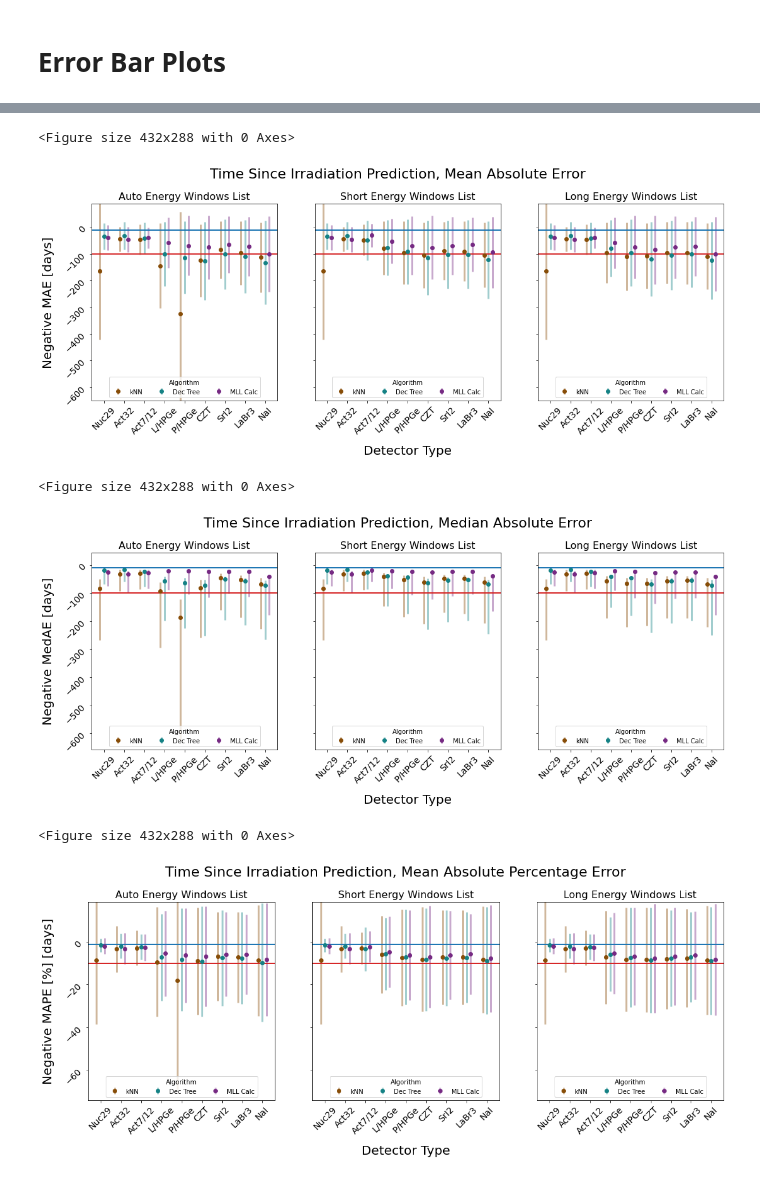
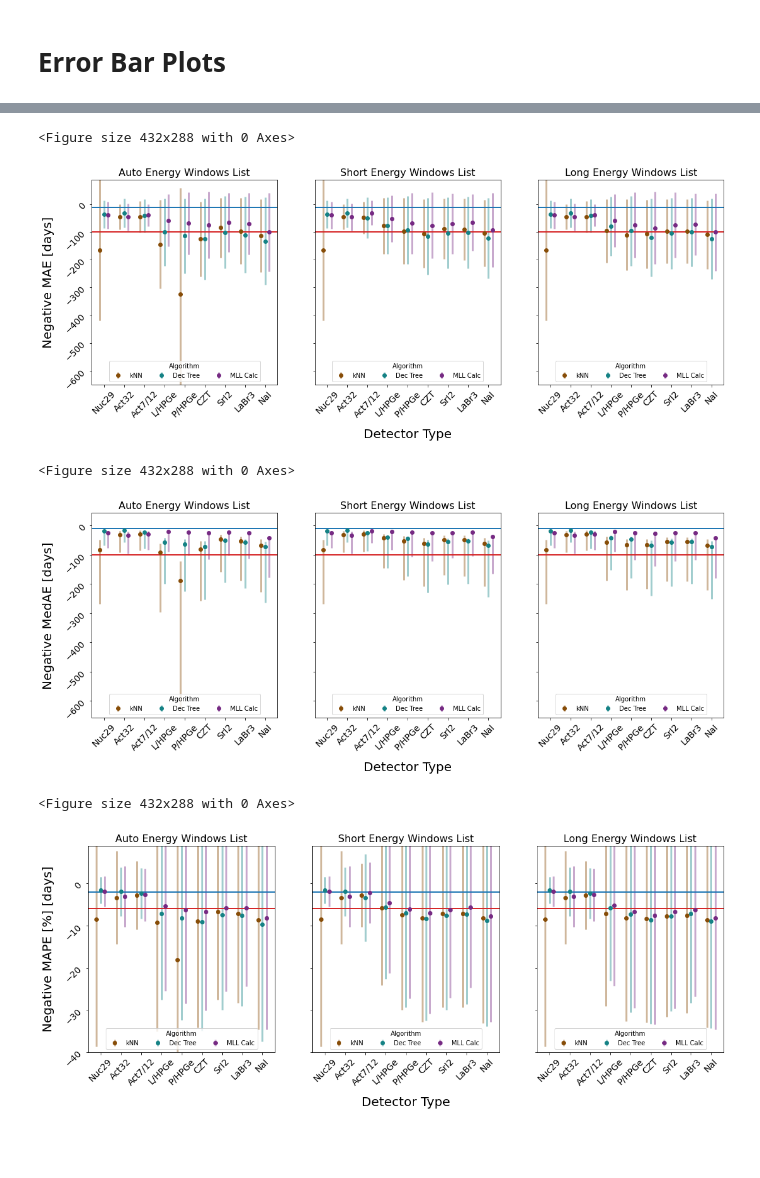
Before and after one commit to opotowsky/process_results, a Jupyter notebook: gamspec_mll_scikit_compare.ipynb, the cells around one changed output, grey strips where cells are left out. Drawn from its saved outputs; the diff is of its cells as text; code cells hidden in the pictures; blank space fills up the shorter version.

```diff
--- a/gamspec_mll_scikit_compare.ipynb
+++ b/gamspec_mll_scikit_compare.ipynb
@@ -40,5 +40,5 @@ err = {'MAE' : 'MAE Std',
        'Acc' : 'Acc CI',
        'BalAcc' : 'BalAcc CI'}
 # %%
-df = pd.read_pickle(rdrive + 'burnup_detectors_mll_scikit_compare_MedAE.pkl')
-df
+#df = pd.read_pickle(rdrive + 'burnup_detectors_mll_scikit_compare_MedAE.pkl')
+#df
@@ -122,8 +109,8 @@ def plot(pred_param, title, plttype, metric, pred_min):
         hcolor = ['tab:red', 'tab:blue']
         for w, pmin in enumerate(pred_min):
             ax.axhline(y=pmin, color=hcolor[w], linestyle='-', linewidth=2)
-    fig.suptitle(title, fontsize=22)
-    fig.subplots_adjust(top=.85)
+    #fig.suptitle(title, fontsize=22)
+    #fig.subplots_adjust(top=.85)
 
     return fig, axs, sv_fig
 # %%
@@ -196,25 +183,25 @@ fig.savefig(sv_fig, bbox_inches='tight', transparent=True)
 # %%
 cool_min = [-100, -10]
 fig, axs, sv_fig = plot('cooling', 'Time Since Irradiation Prediction, Mean Absolute Error', 'enlist', 'MAE', cool_min)
 axs[0].set_ylim(-650, 90)
 plt.show()
 fig.savefig(sv_fig, bbox_inches='tight', transparent=True)
 
 cool_min = [-100, -10]
 fig, axs, sv_fig = plot('cooling', 'Time Since Irradiation Prediction, Median Absolute Error', 'enlist', 'MedAE', cool_min)
 axs[0].set_ylim(None, 45)
 plt.show()
 fig.savefig(sv_fig, bbox_inches='tight', transparent=True)
 
-cool_min = [-10, -1]
+cool_min = [-6, -2]
 fig, axs, sv_fig = plot('cooling', 'Time Since Irradiation Prediction, Mean Absolute Percentage Error', 'enlist', 'MAPE', cool_min)
-axs[0].set_ylim(None, 19)
+axs[0].set_ylim(-40, 9)
 plt.show()
 fig.savefig(sv_fig, bbox_inches='tight', transparent=True)
 # %% [output]
 <Figure size 432x288 with 0 Axes>
-[figure, old version]
+[figure, new version]
 <Figure size 432x288 with 0 Axes>
-[figure, old version]
+[figure, new version]
 <Figure size 432x288 with 0 Axes>
-[figure, old version]
+[figure, new version]
```
Also changed, not shown: parts of 4 cells of this notebook.
